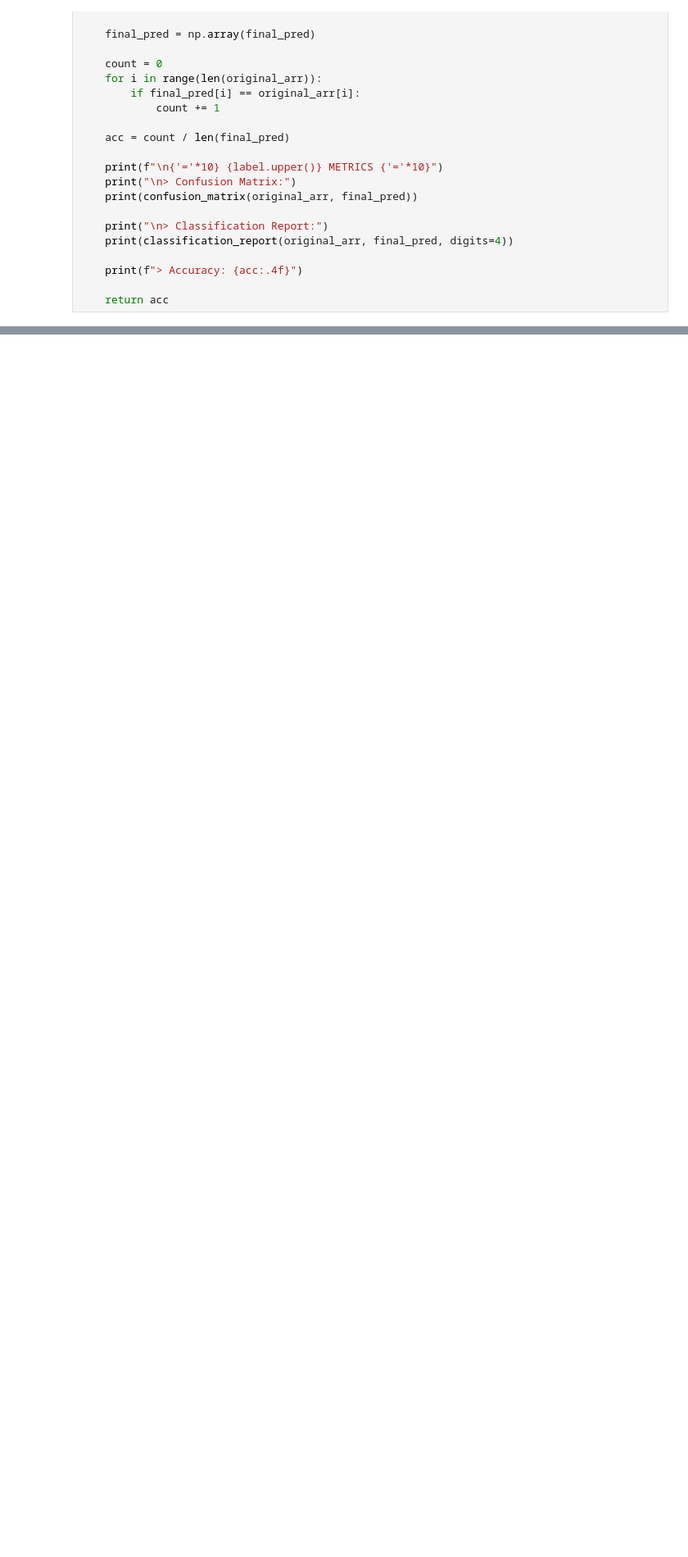
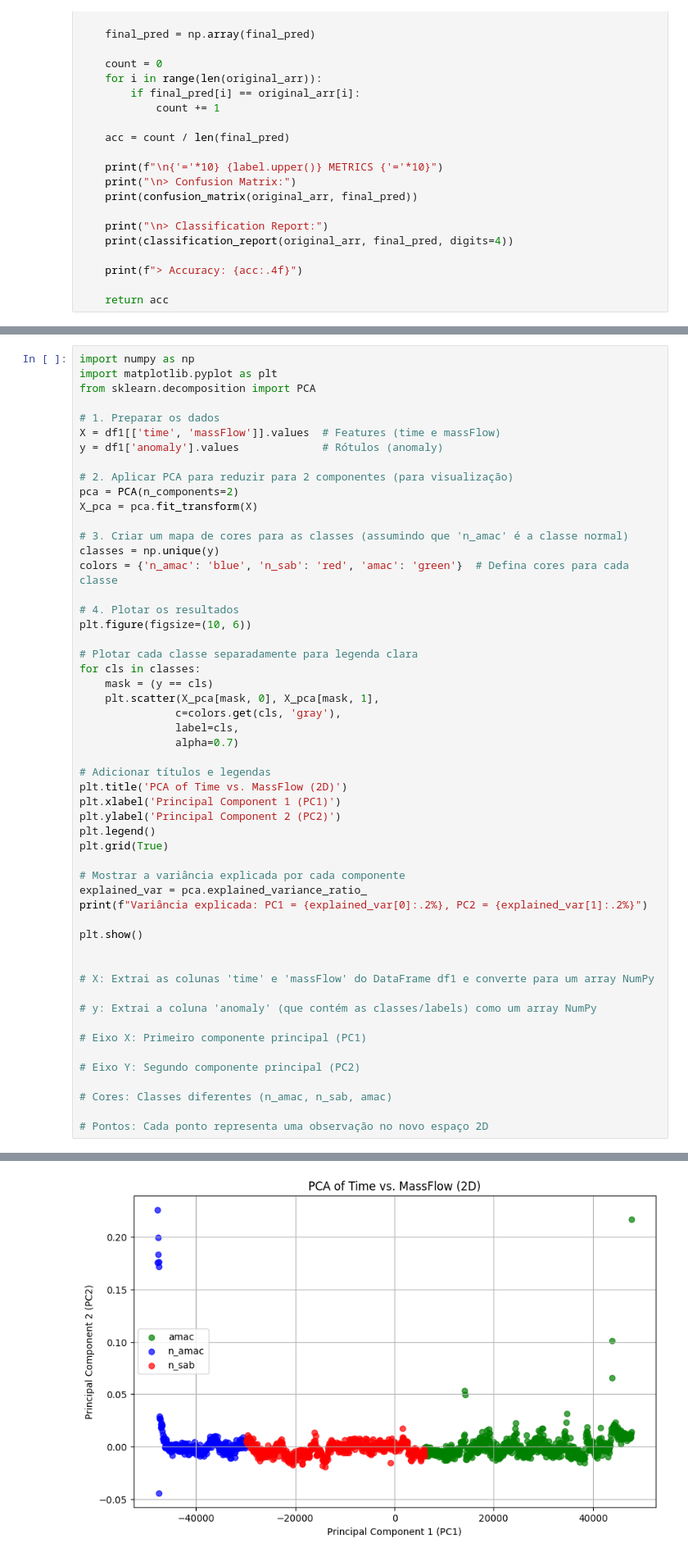
Before and after one commit to LIAE-UFSC/RunningIn_DatabaseFunc, a Jupyter notebook: test_gan_timeseries/classificator_timeseries/classificator_ts.ipynb, the cells around one changed output, grey strips where cells are left out. Shown at 82% size. Cells and saved outputs as stored; diff of their text form; blank space fills up the shorter version.

```diff
--- a/test_gan_timeseries/classificator_timeseries/classificator_ts.ipynb
+++ b/test_gan_timeseries/classificator_timeseries/classificator_ts.ipynb
@@ -302,0 +330,54 @@ Test Accuracy: 50.157
+# %%
+import numpy as np
+import matplotlib.pyplot as plt
+from sklearn.decomposition import PCA
+
+# 1. Preparar os dados
+X = df1[['time', 'massFlow']].values  # Features (time e massFlow)
+y = df1['anomaly'].values             # Rótulos (anomaly)
+
+# 2. Aplicar PCA para reduzir para 2 componentes (para visualização)
+pca = PCA(n_components=2)
+X_pca = pca.fit_transform(X)
+
+# 3. Criar um mapa de cores para as classes (assumindo que 'n_amac' é a classe normal)
+classes = np.unique(y)
+colors = {'n_amac': 'blue', 'n_sab': 'red', 'amac': 'green'}  # Defina cores para cada classe
+
+# 4. Plotar os resultados
+plt.figure(figsize=(10, 6))
+
+# Plotar cada classe separadamente para legenda clara
+for cls in classes:
+    mask = (y == cls)
+    plt.scatter(X_pca[mask, 0], X_pca[mask, 1],
+               c=colors.get(cls, 'gray'),
+               label=cls,
+               alpha=0.7)
+
+# Adicionar títulos e legendas
+plt.title('PCA of Time vs. MassFlow (2D)')
+plt.xlabel('Principal Component 1 (PC1)')
+plt.ylabel('Principal Component 2 (PC2)')
+plt.legend()
+plt.grid(True)
+
+# Mostrar a variância explicada por cada componente
+explained_var = pca.explained_variance_ratio_
+print(f"Variância explicada: PC1 = {explained_var[0]:.2%}, PC2 = {explained_var[1]:.2%}")
+
+plt.show()
+
+
+# X: Extrai as colunas 'time' e 'massFlow' do DataFrame df1 e converte para um array NumPy
+
+# y: Extrai a coluna 'anomaly' (que contém as classes/labels) como um array NumPy
+
+# Eixo X: Primeiro componente principal (PC1)
+
+# Eixo Y: Segundo componente principal (PC2)
+
+# Cores: Classes diferentes (n_amac, n_sab, amac)
+
+# Pontos: Cada ponto representa uma observação no novo espaço 2D
+# %% [output]
@@ -302,0 +385 @@ Test Accuracy: 50.157
+[figure, added]
```
Also changed, not shown: parts of 5 cells of this notebook, 4 other files.
